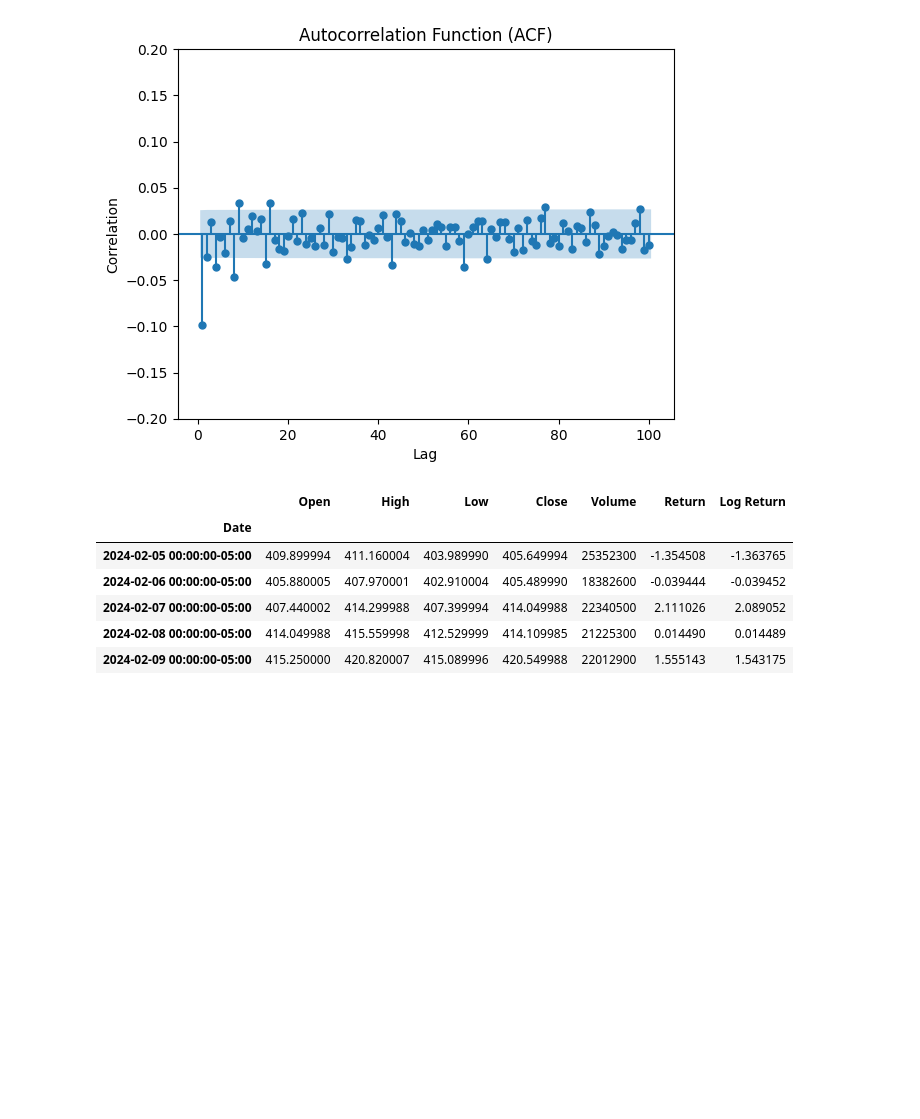
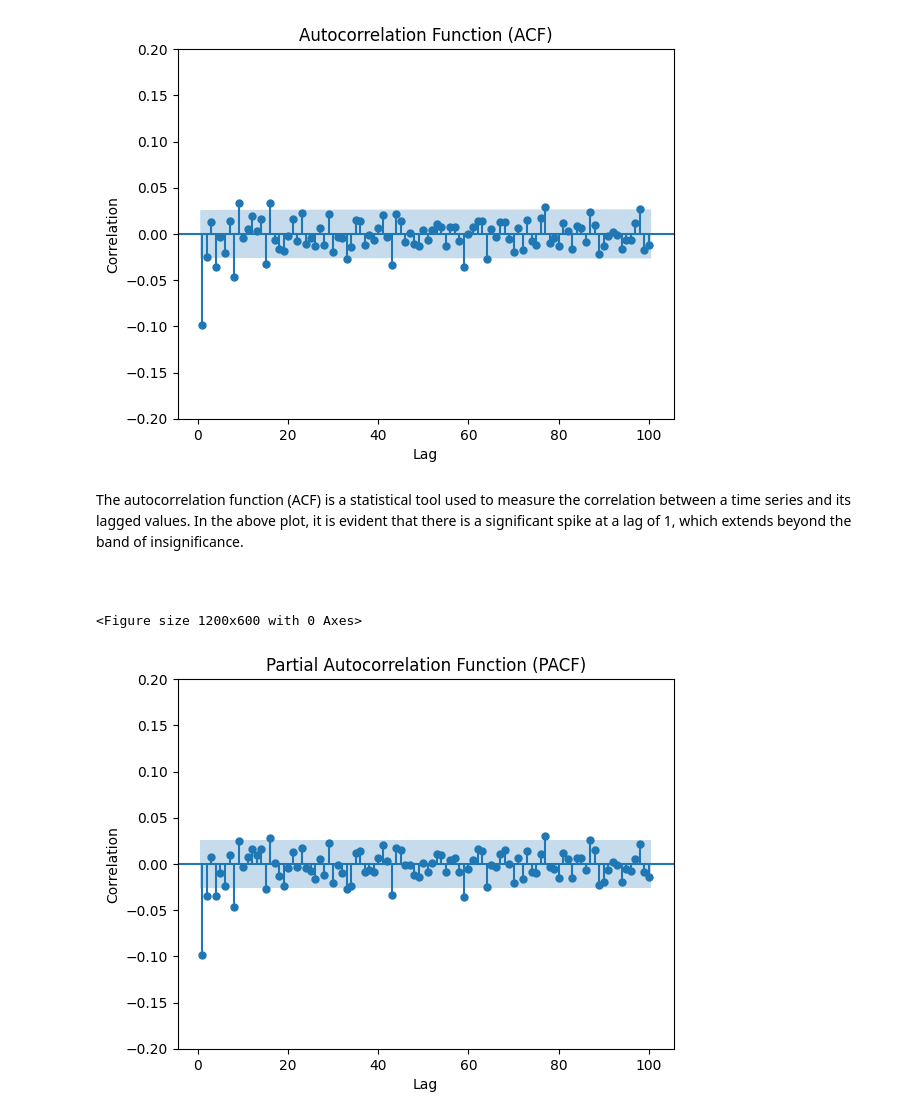
Before and after one commit to GrzegorzPus/Volatility-modeling-of-financial-instruments, a Jupyter notebook: Volatility modeling-Microsoft.ipynb, the cells around one changed output. Saved outputs shown, nothing was run; the diff lists cells and outputs as text; code cells hidden in the pictures; blank space fills up the shorter version.

```diff
--- a/Volatility modeling-Microsoft.ipynb
+++ b/Volatility modeling-Microsoft.ipynb
@@ -118,13 +130,19 @@ plt.show()
 # %% [output]
 <Figure size 1200x600 with 0 Axes>
 [figure]
-# %%
-ms.tail()
-# %% [output]
-|  | Open | High | Low | Close | Volume | Return | Log Return |
-| Date |  |  |  |  |  |  |  |
-| 2024-02-05 00:00:00-05:00 | 409.899994 | 411.160004 | 403.989990 | 405.649994 | 25352300 | -1.354508 | -1.363765 |
-| 2024-02-06 00:00:00-05:00 | 405.880005 | 407.970001 | 402.910004 | 405.489990 | 18382600 | -0.039444 | -0.039452 |
-| 2024-02-07 00:00:00-05:00 | 407.440002 | 414.299988 | 407.399994 | 414.049988 | 22340500 | 2.111026 | 2.089052 |
-| 2024-02-08 00:00:00-05:00 | 414.049988 | 415.559998 | 412.529999 | 414.109985 | 21225300 | 0.014490 | 0.014489 |
-| 2024-02-09 00:00:00-05:00 | 415.250000 | 420.820007 | 415.089996 | 420.549988 | 22012900 | 1.555143 | 1.543175 |
+# %% [markdown]
+The autocorrelation function (ACF) is a statistical tool used to measure the correlation between a time series and its lagged values. In the above plot, it is evident that there is a significant spike at a lag of 1, which extends beyond the band of insignificance.
+# %% [markdown]
+<br>
+# %%
+plt.figure(figsize=(12, 6))
+plot_pacf(ms['Log Return'], lags=100, zero=False)
+plt.title('Partial Autocorrelation Function (PACF)')
+plt.xlabel('Lag')
+plt.ylabel('Correlation')
+plt.ylim(-0.2, 0.2)
+
+plt.show()
+# %% [output]
+<Figure size 1200x600 with 0 Axes>
+[figure, added]
```
Also changed, not shown: parts of 27 cells of this notebook.
